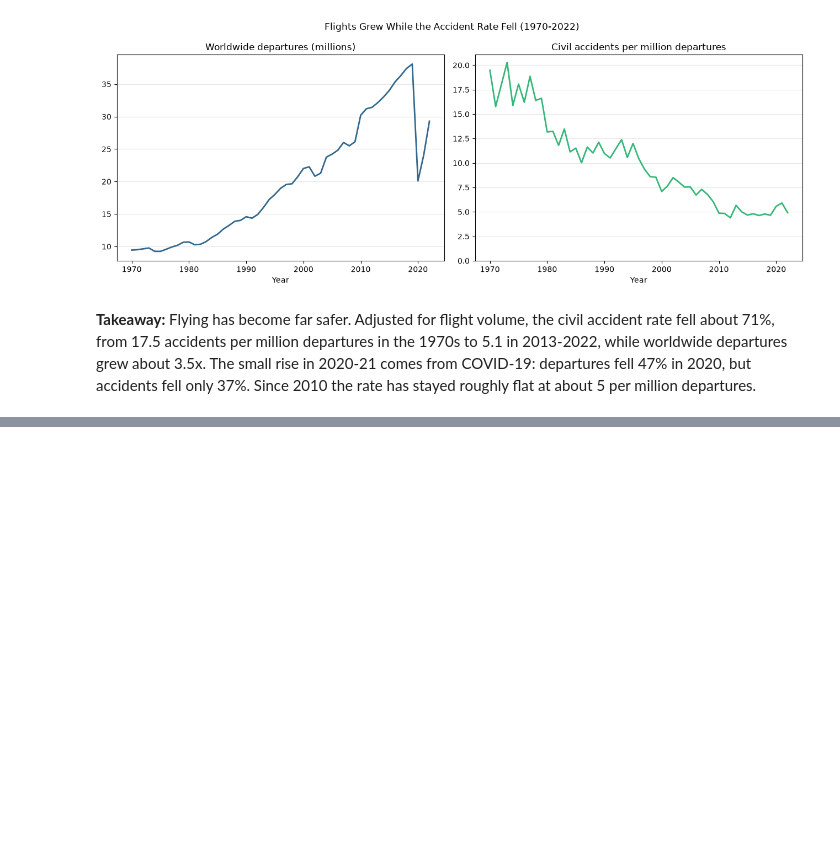
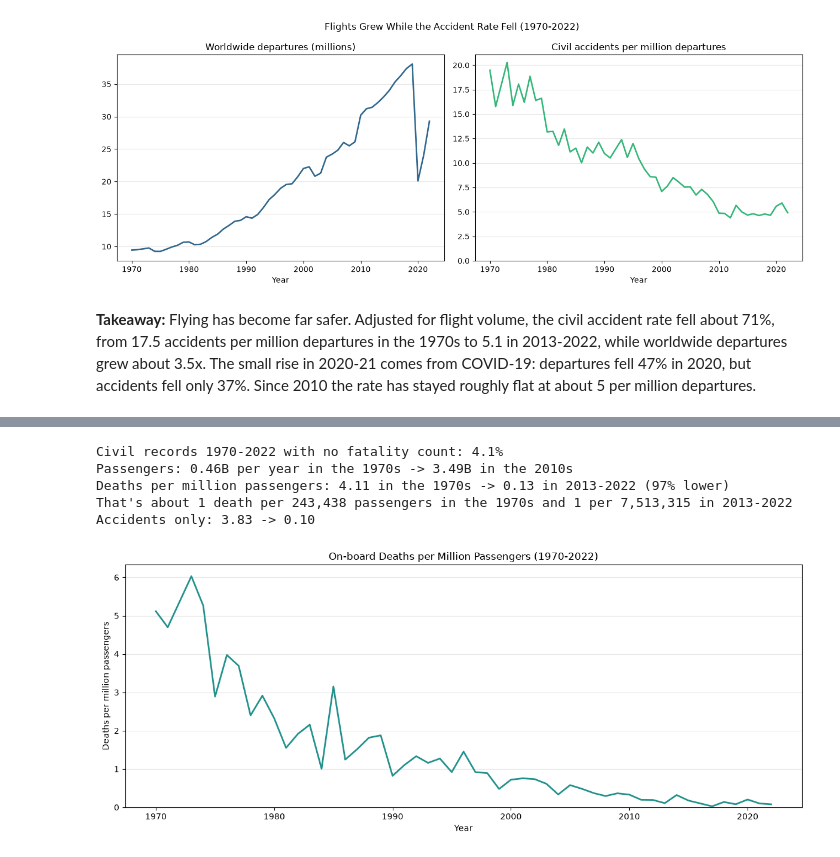
Before and after one commit to theamanali/civil-aviation-accident-analysis, a Jupyter notebook: analysis.ipynb, the cells around one changed output, grey strips where cells are left out. Drawn from its saved outputs; the diff is of its cells as text; code cells hidden in the pictures; blank space fills up the shorter version.

```diff
--- a/analysis.ipynb
+++ b/analysis.ipynb
@@ -585,17 +586,15 @@ To make the two sources comparable:
 
 ASN still covers some flying the World Bank doesn't (for example, small commercial operators that aren't registered carriers), so the result is a trend index rather than an official accident rate.
 # %%
-WORLD_BANK_DEPARTURES_URL = "https://api.worldbank.org/v2/country/WLD/indicator/IS.AIR.DPRT?format=json&per_page=200"
-
-
-def load_world_departures() -> pd.Series:
-    """Worldwide registered carrier departures per year (World Bank indicator IS.AIR.DPRT)."""
-    with urllib.request.urlopen(WORLD_BANK_DEPARTURES_URL, timeout=30) as response:
+def load_world_bank_series(indicator: str) -> pd.Series:
+    """Worldwide yearly values for a World Bank indicator, e.g. IS.AIR.DPRT (registered carrier departures)."""
+    url = f"https://api.worldbank.org/v2/country/WLD/indicator/{indicator}?format=json&per_page=200"
+    with urllib.request.urlopen(url, timeout=30) as response:
         _, rows = json.load(response)
     return pd.Series({int(r["date"]): r["value"] for r in rows if r["value"] is not None}).sort_index()
 
 
-departures = load_world_departures()
+departures = load_world_bank_series("IS.AIR.DPRT")
 
 military_pattern = (
     r"\b(?:AF|AAF|USAF|USAAF|RAF|RAAF|RCAF|RNZAF|SAAF|IAF|USMC|Luftwaffe|Air Force|Air Corps"
@@ -646,0 +656,44 @@ Accidents per million departures: 17.5 in the 1970s -> 5.1 in 2013-2022 (71% low
+# %%
+passengers = load_world_bank_series("IS.AIR.PSGR")
+civil_records = aviation_data[~is_military & ~is_private]
+
+
+def onboard_deaths_per_year(records: pd.DataFrame) -> pd.Series:
+    years = pd.to_numeric(records["year"], errors="coerce")
+    in_window = years.between(1970, 2022)
+    return records[in_window].groupby(years[in_window].astype(int))["fatalities_onboard"].sum()
+
+
+def per_million_passengers(deaths: pd.Series) -> pd.Series:
+    return (deaths / passengers.loc[1970:2022] * 1_000_000).dropna()
+
+
+death_rate = per_million_passengers(onboard_deaths_per_year(civil_records))
+accident_death_rate = per_million_passengers(onboard_deaths_per_year(civil_records[civil_records["cat"].str.startswith("A")]))
+
+civil_years = pd.to_numeric(civil_records["year"], errors="coerce")
+missing_share = civil_records.loc[civil_years.between(1970, 2022), "fatalities_onboard"].isna().mean()
+rate_1970s, rate_recent = death_rate.loc[1970:1979].mean(), death_rate.loc[2013:2022].mean()
+
+print(f"Civil records 1970-2022 with no fatality count: {missing_share:.1%}")
+print(f"Passengers: {passengers.loc[1970:1979].mean() / 1e9:.2f}B per year in the 1970s -> {passengers.loc[2010:2019].mean() / 1e9:.2f}B in the 2010s")
+print(f"Deaths per million passengers: {rate_1970s:.2f} in the 1970s -> {rate_recent:.2f} in 2013-2022 ({1 - rate_recent / rate_1970s:.0%} lower)")
+print(f"That's about 1 death per {1e6 / rate_1970s:,.0f} passengers in the 1970s and 1 per {1e6 / rate_recent:,.0f} in 2013-2022")
+print(f"Accidents only: {accident_death_rate.loc[1970:1979].mean():.2f} -> {accident_death_rate.loc[2013:2022].mean():.2f}")
+
+plt.figure(figsize=(12, 5))
+plt.plot(death_rate.index, death_rate.values, color=sns.color_palette("viridis", 1)[0], linewidth=2)
+plt.title("On-board Deaths per Million Passengers (1970-2022)")
+plt.xlabel("Year")
+plt.ylabel("Deaths per million passengers")
+plt.ylim(bottom=0)
+plt.grid(axis="y", alpha=0.3)
+plt.tight_layout()
+plt.show()
+# %% [output]
+Civil records 1970-2022 with no fatality count: 4.1%
+Passengers: 0.46B per year in the 1970s -> 3.49B in the 2010s
+Deaths per million passengers: 4.11 in the 1970s -> 0.13 in 2013-2022 (97% lower)
+That's about 1 death per 243,438 passengers in the 1970s and 1 per 7,513,315 in 2013-2022
+Accidents only: 3.83 -> 0.10
+[figure, added]
```
Also changed, not shown: parts of 4 cells of this notebook, 2 other files.
